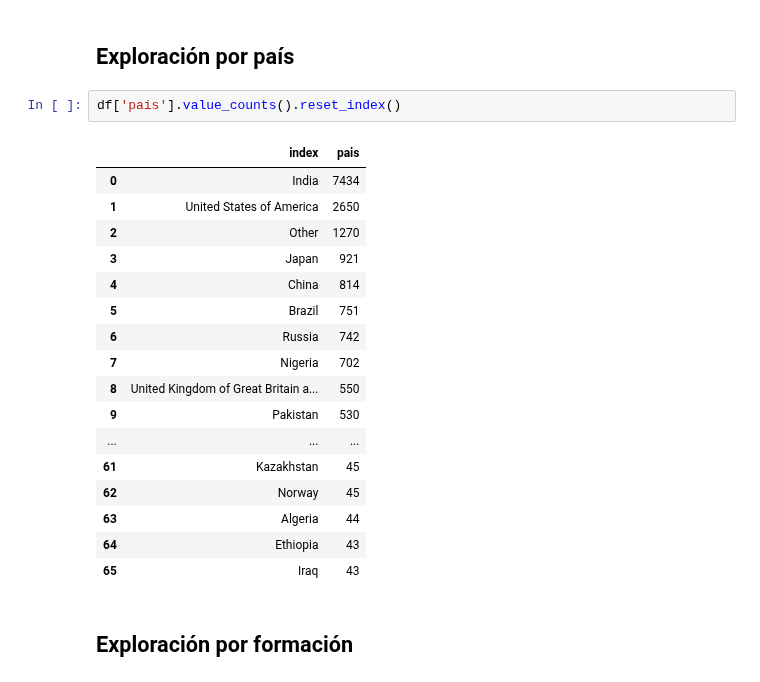
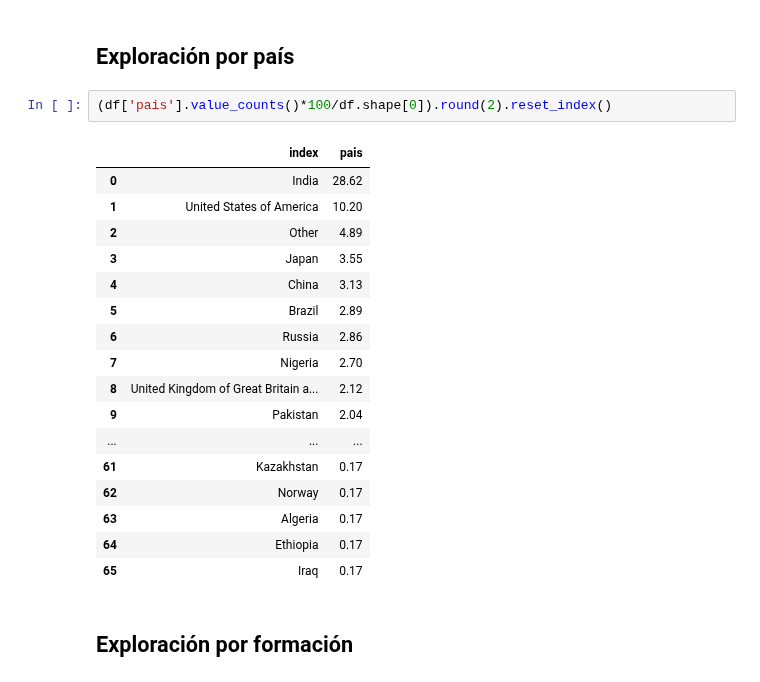
Before and after one commit to Adalab/EDA-ETL-project, a Jupyter notebook: 2.eda.ipynb, the cells around one changed output. Cells and saved outputs as stored; diff of their text form.

```diff
--- a/2.eda.ipynb
+++ b/2.eda.ipynb
@@ -90,24 +90,24 @@ df['genero'].value_counts().reset_index()
 # %% [markdown]
 ## Exploración por país
-# %%
-df['pais'].value_counts().reset_index()
-# %% [output]
-|  | index | pais |
-| 0 | India | 7434 |
-| 1 | United States of America | 2650 |
-| 2 | Other | 1270 |
-| 3 | Japan | 921 |
-| 4 | China | 814 |
-| 5 | Brazil | 751 |
-| 6 | Russia | 742 |
-| 7 | Nigeria | 702 |
-| 8 | United Kingdom of Great Britain a... | 550 |
-| 9 | Pakistan | 530 |
-| ... | ... | ... |
-| 61 | Kazakhstan | 45 |
-| 62 | Norway | 45 |
-| 63 | Algeria | 44 |
-| 64 | Ethiopia | 43 |
-| 65 | Iraq | 43 |
+# %%
+(df['pais'].value_counts()*100/df.shape[0]).round(2).reset_index()
+# %% [output]
+|  | index | pais |
+| 0 | India | 28.62 |
+| 1 | United States of America | 10.20 |
+| 2 | Other | 4.89 |
+| 3 | Japan | 3.55 |
+| 4 | China | 3.13 |
+| 5 | Brazil | 2.89 |
+| 6 | Russia | 2.86 |
+| 7 | Nigeria | 2.70 |
+| 8 | United Kingdom of Great Britain a... | 2.12 |
+| 9 | Pakistan | 2.04 |
+| ... | ... | ... |
+| 61 | Kazakhstan | 0.17 |
+| 62 | Norway | 0.17 |
+| 63 | Algeria | 0.17 |
+| 64 | Ethiopia | 0.17 |
+| 65 | Iraq | 0.17 |
 # %% [markdown]
 ## Exploración por formación
```
Also changed, not shown: parts of 12 cells of this notebook, 1 other file.
